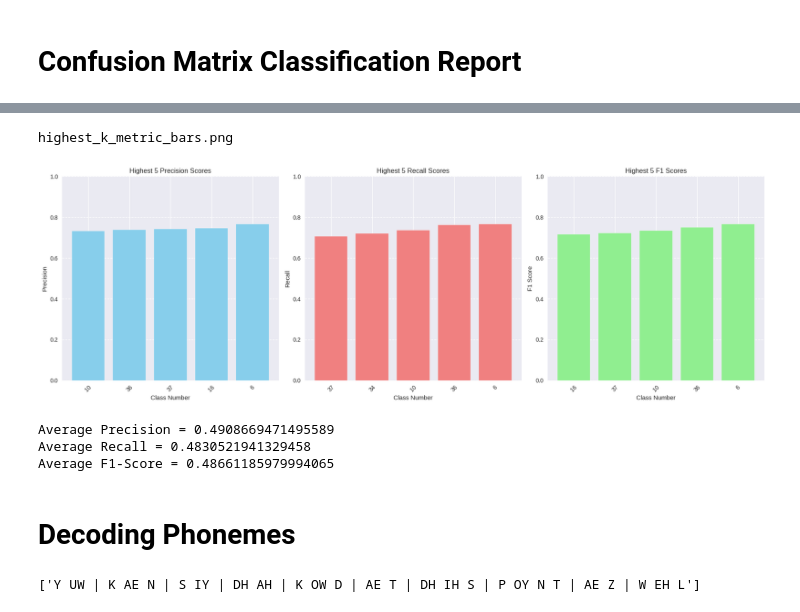
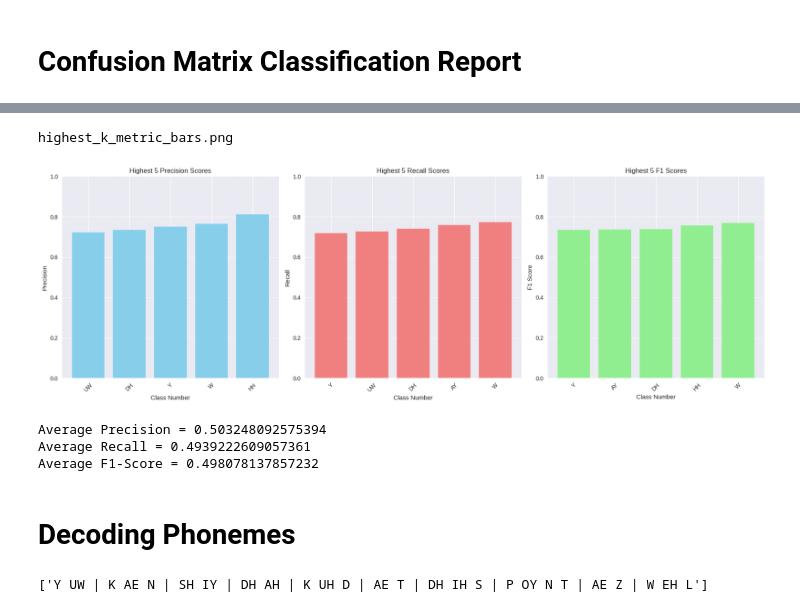
Before and after one commit to chengharv-pen/comp433_braintotext, a Jupyter notebook: project_files/AdamER_cnn_transformer/model-metrics.ipynb, the cells around one changed output, grey strips where cells are left out. Saved outputs shown, nothing was run; the diff lists cells and outputs as text; code cells hidden in the pictures.

```diff
--- a/project_files/AdamER_cnn_transformer/model-metrics.ipynb
+++ b/project_files/AdamER_cnn_transformer/model-metrics.ipynb
@@ -9,8 +9,11 @@ k = 5  # how many lowest/highest values to show
 from omegaconf import OmegaConf
 from cnn_transformer_trainer import BrainToText_Trainer
 
-args = OmegaConf.load(f'trained_models/{MODEL_NAME}/checkpoint/args.yaml')
+args = OmegaConf.load(f'metrics/{MODEL_NAME}/args.yaml')
 # %%
+# safety check
+args['dataset_dir'] = '../../data/hdf5_data_final'
+
 args['mode'] = 'x'
 args['save_best_checkpoint'] = False
 args['init_from_checkpoint'] = True
@@ -536,6 +543,11 @@ lowest_k_metric_bars.png
 prec_vals, prec_classes = get_highest_k(precision_arr, k)
 rec_vals, rec_classes = get_highest_k(recall_arr, k)
 f1_vals, f1_classes = get_highest_k(f1_arr, k)
+
+# Convert class numbers → phoneme labels
+prec_classes = [phoneme_labels[c-1] for c in prec_classes]
+rec_classes  = [phoneme_labels[c-1] for c in rec_classes]
+f1_classes   = [phoneme_labels[c-1] for c in f1_classes]
 
 fig, axes = plt.subplots(1, 3, figsize=(18, 6))
 
@@ -548,34 +560,34 @@ axes[0].set_xlabel('Class Number')
 axes[0].set_ylabel('Precision')
 axes[0].set_ylim(0, 1)
 axes[0].grid(axis='y', linestyle='--')
 
 # Recall subplot
 axes[1].bar(range(k), rec_vals, color='lightcoral')
 axes[1].set_xticks(range(k))
 axes[1].set_xticklabels(rec_classes, rotation=45)
 axes[1].set_title(f'Highest {k} Recall Scores')
 axes[1].set_xlabel('Class Number')
 axes[1].set_ylabel('Recall')
 axes[1].set_ylim(0, 1)
 axes[1].grid(axis='y', linestyle='--')
 
 # F1 subplot
 axes[2].bar(range(k), f1_vals, color='lightgreen')
 axes[2].set_xticks(range(k))
 axes[2].set_xticklabels(f1_classes, rotation=45)
 axes[2].set_title(f'Highest {k} F1 Scores')
 axes[2].set_xlabel('Class Number')
 axes[2].set_ylabel('F1 Score')
 axes[2].set_ylim(0, 1)
 axes[2].grid(axis='y', linestyle='--')
 
 plt.tight_layout()
 plt.savefig(f"./metrics/{MODEL_NAME}/highest_k_metric_bars.png")
 print("highest_k_metric_bars.png")
 plt.show()
 # %% [output]
 highest_k_metric_bars.png
-[figure, old version]
+[figure, new version]
 # %%
 avg_precision = np.sum(precision_list) / 50
 avg_recall = np.sum(recall_list) / 50
@@ -585,9 +597,9 @@ print("Average Precision =", avg_precision)
 print("Average Recall =", avg_recall)
 print("Average F1-Score =", avg_f1_score)
 # %% [output]
-Average Precision = 0.4908669471495589
-Average Recall = 0.4830521941329458
-Average F1-Score = 0.48661185979994065
+Average Precision = 0.503248092575394
+Average Recall = 0.4939222609057361
+Average F1-Score = 0.498078137857232
 # %% [markdown]
 # Decoding Phonemes
 # %%
@@ -626,4 +638,4 @@ def decode_phonemes(decoded_seqs, mapping=LOGIT_TO_PHONEME):
 readable_seqs = decode_phonemes(metrics['decoded_seqs'])
 print(readable_seqs[0][:1])
 # %% [output]
-['Y UW | K AE N | S IY | DH AH | K OW D | AE T | DH IH S | P OY N T | AE Z | W EH L']
+['Y UW | K AE N | SH IY | DH AH | K UH D | AE T | DH IH S | P OY N T | AE Z | W EH L']
```
Also changed, not shown: parts of 10 cells of this notebook, 22 other files.
